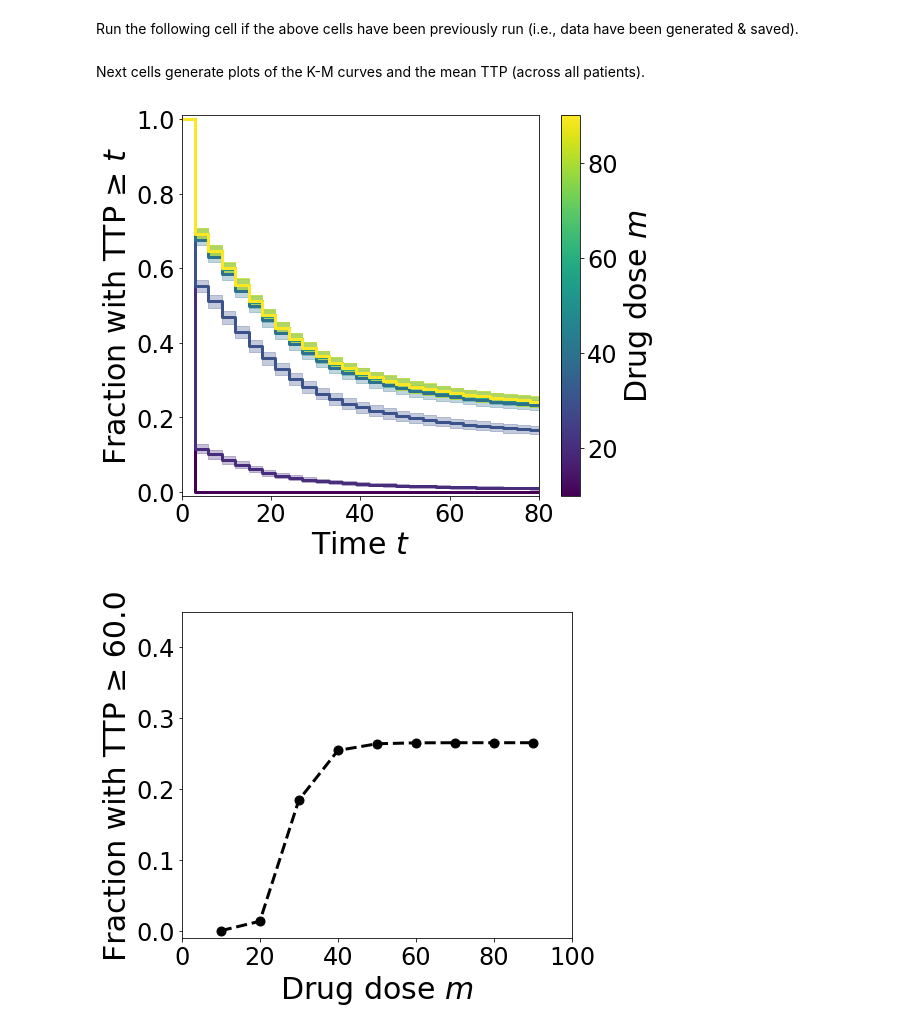
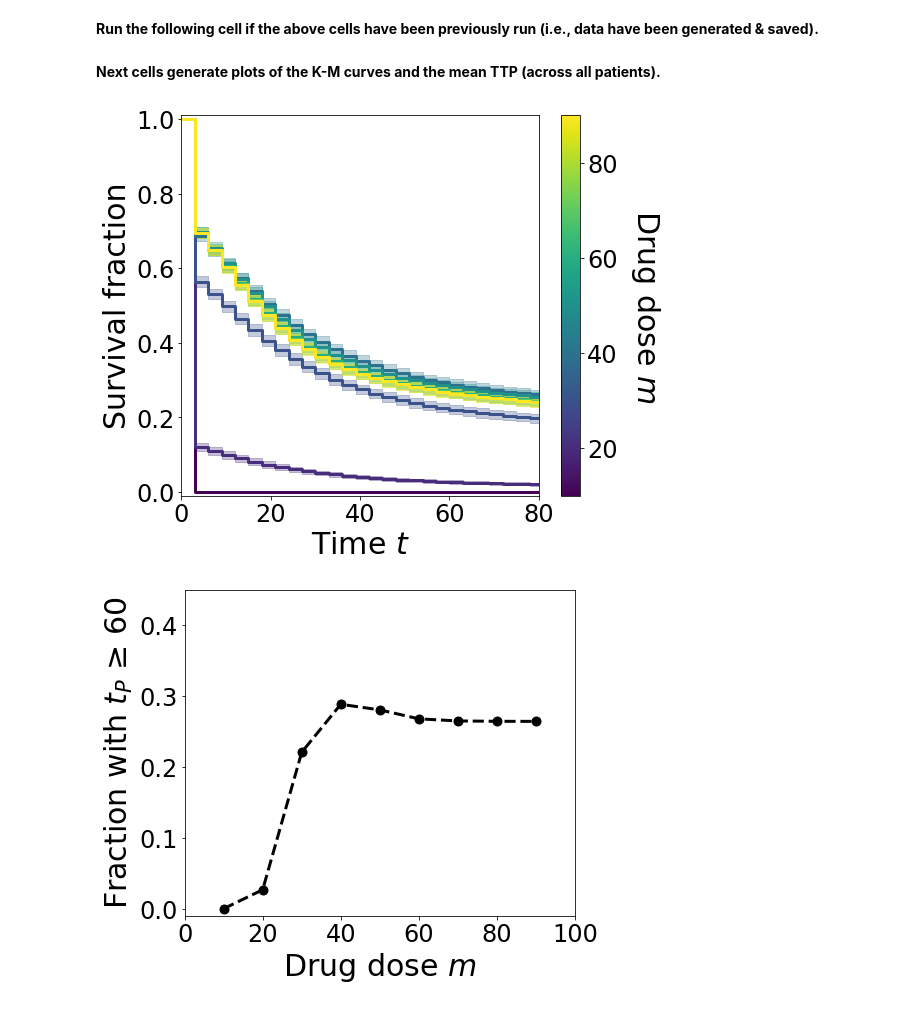
Before and after one commit to eeangelini/cancer-model-plots, a Jupyter notebook: Kaplan_Meier_ODEmodel.ipynb, the cells around one changed output. Drawn from its saved outputs; the diff is of its cells as text; code cells hidden in the pictures.

```diff
--- a/Kaplan_Meier_ODEmodel.ipynb
+++ b/Kaplan_Meier_ODEmodel.ipynb
@@ -25,6 +25,6 @@ tspan = np.linspace(0,tmax,len_tspan) # time span for KM curves
 param_dict = {'A': [50, 0.2], 'B': [10, 0.2], 'C': [50, 0.02], 'D': [10, 0.02]}
 
 # set string for case (A,B,C,D), get corresponding values of PSR & ESR (for saving figures/data)
-mycase = 'D'
+mycase = 'C'
 PSR, ESR = param_dict[mycase]
 # %% [markdown]
@@ -135,14 +135,14 @@ def KM_map_nest(idx1):
 KMarray = np.array([*map(KM_map_nest,range(len(mvec)))])
 np.savetxt('data/KM_Case'+mycase+'.csv',np.reshape(KMarray,(len(mvec),len(tspan)*n_vpc)),delimiter=",")
 # %% [markdown]
-Run the following cell if the above cells have been previously run (i.e., data have been generated & saved).
+<b> Run the following cell if the above cells have been previously run (i.e., data have been generated & saved). </b>
 # %%
 mystr1 = 'data/TTP_Case'+mycase+'.csv'
 TTParray = np.reshape(np.loadtxt(mystr1, delimiter = ","),(len(mvec),N,n_vpc))
 mystr2 = 'data/KM_Case'+mycase+'.csv'
 KMarray = np.reshape(np.loadtxt(mystr2, delimiter = ","),(len(mvec),len(tspan),n_vpc))
 # %% [markdown]
-Next cells generate plots of the K-M curves and the mean TTP (across all patients).
+<b> Next cells generate plots of the K-M curves and the mean TTP (across all patients). </b>
 # %%
 KM_mean = np.mean(KMarray,axis=2) # mean across cohorts
 KM_stdev = np.std(KMarray,axis=2) # standard deviation
@@ -162,34 +162,34 @@ for ii in range(len(mvec)):
 scalarmappaple = plt.cm.ScalarMappable(cmap=plt.cm.viridis)
 scalarmappaple.set_array(mvec)
 cbar = plt.colorbar(scalarmappaple)
-cbar.set_label('Drug dose $m$')
-plt.ylabel(r"Fraction with TTP ≥ $t$")
+cbar.set_label('Drug dose $m$',rotation=270,labelpad=45)
+plt.ylabel(r"Survival fraction")
 plt.xlabel(r"Time $t$")
 plt.ylim([-0.01,1.01])
 plt.xlim([0,80])
 plt.savefig('../manuscript/figures/individual/KM_mean_Case'+mycase+'.svg')
 plt.savefig('../manuscript/figures/individual/KM_mean_Case'+mycase+'.png',dpi=300)
 # %% [output]
-[figure, old version]
+[figure, new version]
 # %%
 idx = 20
 fig = plt.figure(figsize=(7,6))
 plt.plot(mvec,KM_mean[:,idx],'k--o',markersize=9,linewidth=3)
-plt.ylabel(r"Fraction with TTP ≥ "+str(round(tspan[idx])))
+plt.ylabel(r"Fraction with $t_P$ ≥ "+str(round(tspan[idx])))
 plt.xlabel(r"Drug dose $m$")
 #plt.title('Survival fraction at $t = $'+str(round(tspan[idx])))
 plt.xlim([0,100])
 plt.ylim([-0.01,0.45])
 
 ax = plt.gca()
 ax.errorbar(mvec,KM_mean[:,idx],
             yerr=KM_stdev[:,idx]/np.sqrt(n_vpc),
             fmt='none',
             capsize=4,ecolor = 'k')
 plt.savefig('../manuscript/figures/individual/KM_slice_Case'+mycase+'.svg')
 plt.savefig('../manuscript/figures/individual/KM_slice_Case'+mycase+'.png',dpi=300)
 # %% [output]
-[figure, old version]
+[figure, new version]
 # %%
 fig = plt.figure(figsize=(7,6))
 plt.plot(mvec,np.mean(TTParray,axis=(1,2)),'b--o',markersize=9,linewidth=3)
```
Also changed, not shown: parts of 3 cells of this notebook.
